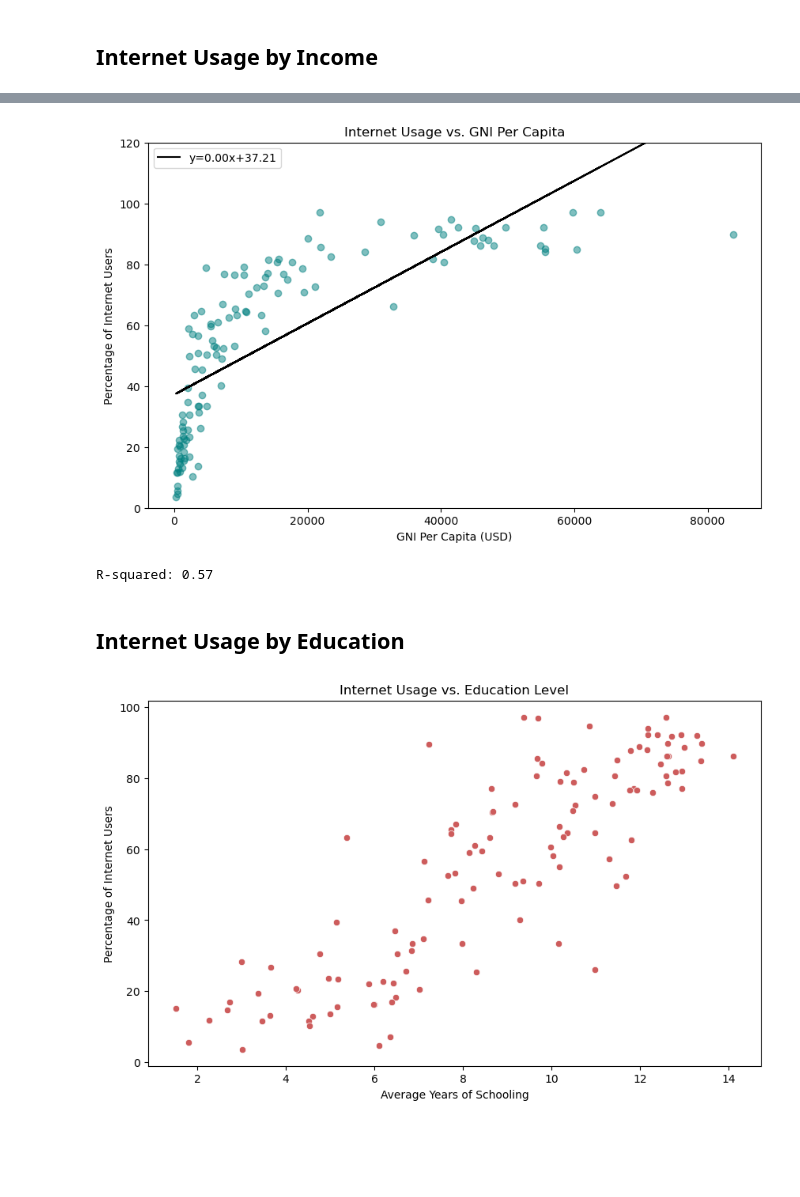
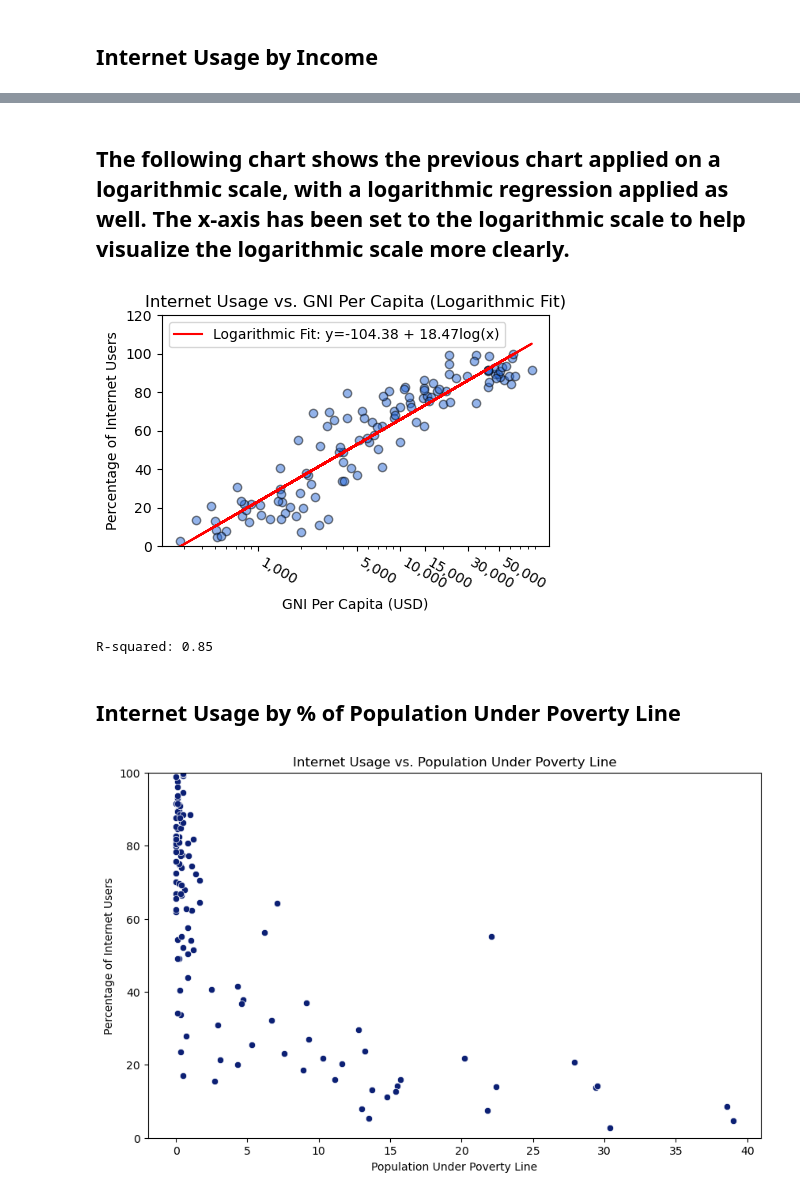
Before and after one commit to tiascott01/07_GroupProject1, a Jupyter notebook: Internet Demographics/internet-usage-working.ipynb, the cells around one changed output, grey strips where cells are left out. Cells and saved outputs as stored; diff of their text form; code cells hidden in the pictures; blank space fills up the shorter version.

```diff
--- a/Internet Demographics/internet-usage-working.ipynb
+++ b/Internet Demographics/internet-usage-working.ipynb
@@ -73,4 +71,4 @@ internet_data
 # %%
-# internet_data_recent = internet_data.dropna(how='any')
+internet_data_nonull = internet_data.dropna(how='any')
 
-# # internet_data_recent
+internet_data_nonull
@@ -96,7 +108,7 @@ relevant_columns = ['Country', 'Edition',
                 'BG22) Male mobile phone subscribers',
                 'BG23) Female mobile phone subscribers']
 
-demographic_df = internet_data[relevant_columns]
+demographic_df = internet_data_nonull[relevant_columns]
 demographic_df
 # %% [output]
 |  | Country | Edition | 1.1.1) Internet users | 1.1.4) Gender gap in internet access | 1.1.5) Gender gap in mobile phone... | ... |
@@ -372,44 +621,60 @@ plt.show()
+# %% [markdown]
+## The following chart shows the previous chart applied on a logarithmic scale, with a logarithmic regression applied as well. The x-axis has been set to the logarithmic scale to help visualize the logarithmic scale more clearly.
 # %%
-import scipy.stats as stats
-import matplotlib.pyplot as plt
+# Ensure all GNI per capita values are positive
+demo_df = demo_df[demo_df[gni_per_capita_col] > 0]
 
-gni_per_capita_col = 'GNI Per Capita (USD per Person)'
-internet_users_col = 'Internet Users (% of Population)'
+# Logarithmic transformation of the GNI per capita column
+log_gni_per_capita = np.log(demo_df[gni_per_capita_col])
 
-#linear regression
-slope, intercept, r_value, p_value, std_err = stats.linregress(demo_df[gni_per_capita_col], demo_df[internet_users_col])
+# Linear regression on the transformed data
+slope, intercept, r_value, p_value, std_err = stats.linregress(log_gni_per_capita, demo_df[internet_users_col])
 
-line = slope * demo_df[gni_per_capita_col] + intercept
+# Calculating the regression line values
+log_line = intercept + slope * log_gni_per_capita
 
-#plotting
-plt.figure(figsize=(10, 6))
-plt.scatter(demo_df[gni_per_capita_col], demo_df[internet_users_col], alpha=0.5, color='teal')
-plt.plot(demo_df[gni_per_capita_col], line, color='black', label=f'y={slope:.2f}x+{intercept:.2f}')
-plt.title('Internet Usage vs. GNI Per Capita')
+# Plotting
+plt.figure(figsize=(5,3))
+plt.scatter(demo_df[gni_per_capita_col], demo_df[internet_users_col], alpha=0.5, color='#2869D7', edgecolor='black')
+
+# Plot the regression line on the original GNI per capita scale
+plt.plot(demo_df[gni_per_capita_col], log_line, color='red', label=f'Logarithmic Fit: y={intercept:.2f} + {slope:.2f}log(x)')
+plt.title('Internet Usage vs. GNI Per Capita (Logarithmic Fit)')
 plt.xlabel('GNI Per Capita (USD)')
 plt.ylabel('Percentage of Internet Users')
+plt.xscale('log')  # Set x-axis to logarithmic scale
+desired_ticks = [1000, 5000, 10000, 15000, 30000, 50000]  # Choose the ticks that make sense for your data
+plt.xticks(desired_ticks, desired_ticks)
+plt.xticks(rotation=330, ha='left')
 plt.ylim([0, 120])
 plt.legend()
+
+# Formatting tick labels for readability
+formatter = ticker.FuncFormatter(lambda x, _: f'{int(x):,}')
+plt.gca().xaxis.set_major_formatter(formatter)
+
+# Save the figure
+plt.savefig("Graphics/Internet_Usage_Vs_GNI_Per_Capita_(Logarithmic).png")
+
 plt.show()
 
 print(f"R-squared: {r_value**2:.2f}")
 # %% [output]
-[figure, old version]
+[figure, new version]
-R-squared: 0.57
+R-squared: 0.85
 # %% [markdown]
-## Internet Usage by Education
+## Internet Usage by % of Population Under Poverty Line
 # %%
-
-education_col = 'Education Level (Years of Schooling)'
-internet_users_col = 'Internet Users (% of Population)'
+poverty_col= 'Population Under the Poverty Line (% of Population)'
 
 #scatter plot
 plt.figure(figsize=(10, 6))
-sns.scatterplot(data=demo_df, x=education_col, y=internet_users_col, color='indianred')
-plt.title('Internet Usage vs. Education Level')
-plt.xlabel('Average Years of Schooling')
+sns.scatterplot(data=demo_df, x=poverty_col, y=internet_users_col, color = '#0C2074')
+plt.title('Internet Usage vs. Population Under Poverty Line')
+plt.xlabel('Population Under Poverty Line')
 plt.ylabel('Percentage of Internet Users')
+plt.ylim([0, 100])
 
 plt.show()
 # %% [output]
-[figure, old version]
+[figure, new version]
```
Also changed, not shown: parts of 41 cells of this notebook.
